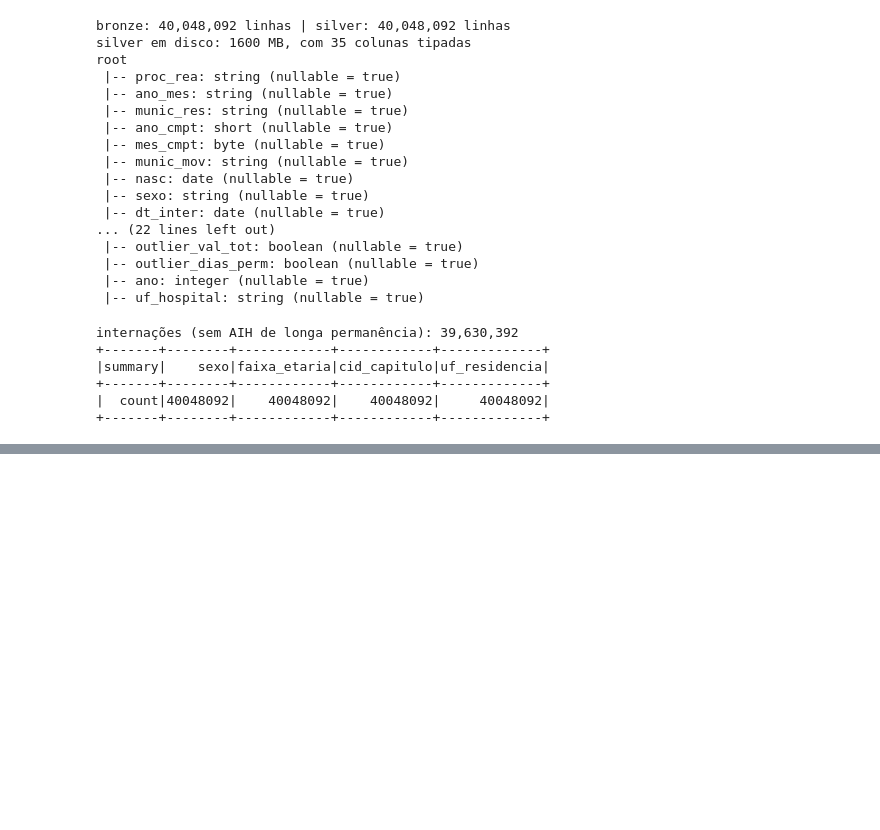
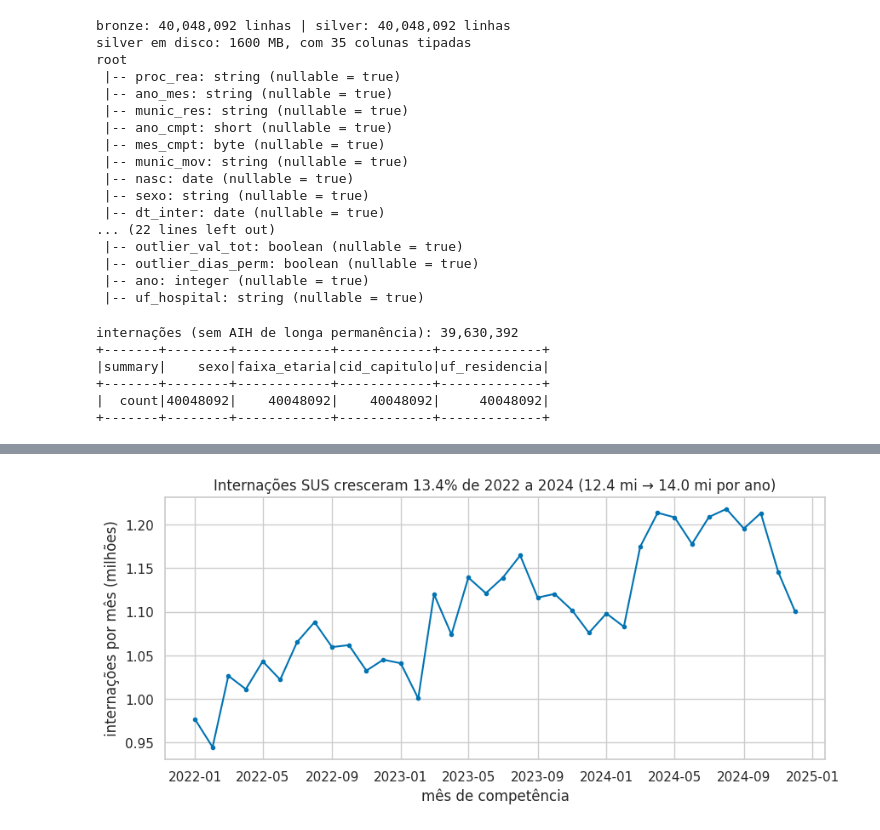
Before and after one commit to Edryck/sih-sus-pipeline-big-data, a Jupyter notebook: notebooks/projeto_final.ipynb, the cells around one changed output, grey strips where cells are left out. Drawn from its saved outputs; the diff is of its cells as text; code cells hidden in the pictures; blank space fills up the shorter version.

```diff
--- a/notebooks/projeto_final.ipynb
+++ b/notebooks/projeto_final.ipynb
@@ -767,0 +772,37 @@ internações (sem AIH de longa permanência): 39,630,392
+# %%
+import numpy as np
+import seaborn as sns
+import geopandas as gpd
+from pyspark.sql import SparkSession, functions as F
+
+spark = SparkSession.builder.master("local[*]").config("spark.driver.memory", "6g").getOrCreate()
+GOLD, FIG = ROOT / "data" / "gold", ROOT / "reports" / "figuras"
+FIG.mkdir(exist_ok=True)
+sns.set_theme(style="whitegrid", palette="colorblind")
+plt.rcParams.update({"figure.dpi": 100, "savefig.dpi": 150, "savefig.bbox": "tight"})
+g = {t: spark.read.parquet(str(GOLD / t)) for t in ["fato_internacao_mensal", "dim_tempo", "dim_municipio",
+                                                       "dim_cid_capitulo", "dim_faixa_etaria", "populacao_municipio_ano"]}
+fato = g["fato_internacao_mensal"].join(g["dim_municipio"].select(
+    F.col("id_municipio").alias("id_municipio_res"), F.col("uf").alias("uf_res"), F.col("regiao").alias("regiao_res")),
+    "id_municipio_res").join(g["dim_cid_capitulo"], "id_cid_capitulo").join(g["dim_tempo"].select("id_tempo", "ano"), "id_tempo")
+fato.cache()
+amostra = (spark.read.parquet(str(ROOT / "data" / "silver" / "sih_rd")).filter(~F.col("longa_permanencia"))
+           .sample(fraction=0.02, seed=42)
+           .select("idade_anos", "faixa_etaria", "sexo", "dias_perm", "uti_mes_to", "val_tot", "val_tot_real",
+                   "outlier_val_tot").toPandas())
+fmt = lambda x: f"{x:,.0f}".replace(",", ".")
+def salvar(fig, nome):
+    fig.savefig(FIG / f"{nome}.png")
+    plt.show()
+# %%
+m = fato.groupBy("id_tempo").agg(F.sum("qtd_internacoes").alias("n")).orderBy("id_tempo").toPandas()
+m["data"] = pd.to_datetime(m.id_tempo.astype(str), format="%Y%m")
+anual = m.groupby(m.data.dt.year).n.sum()
+cres = (anual[2024] / anual[2022] - 1) * 100
+fig, ax = plt.subplots(figsize=(10, 4))
+ax.plot(m.data, m.n / 1e6, marker="o", ms=3)
+ax.set(title=f"Internações SUS cresceram {cres:.1f}% de 2022 a 2024 ({anual[2022]/1e6:.1f} mi → {anual[2024]/1e6:.1f} mi por ano)",
+       ylabel="internações por mês (milhões)", xlabel="mês de competência")
+salvar(fig, "01_internacoes_mensais")
+# %% [output]
+[figure, added]
```
Also changed, not shown: parts of 13 cells of this notebook, 17 other files.
